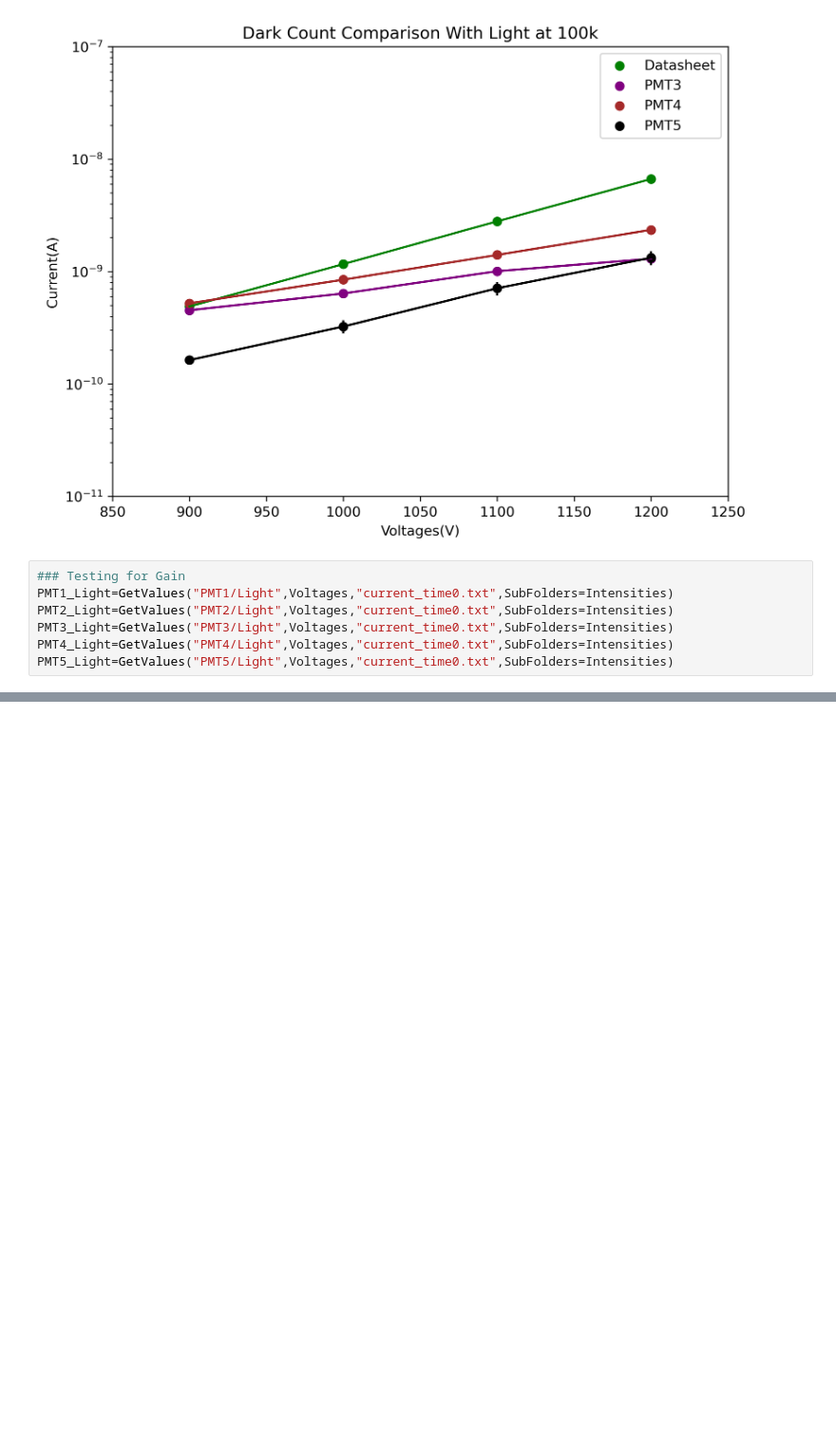
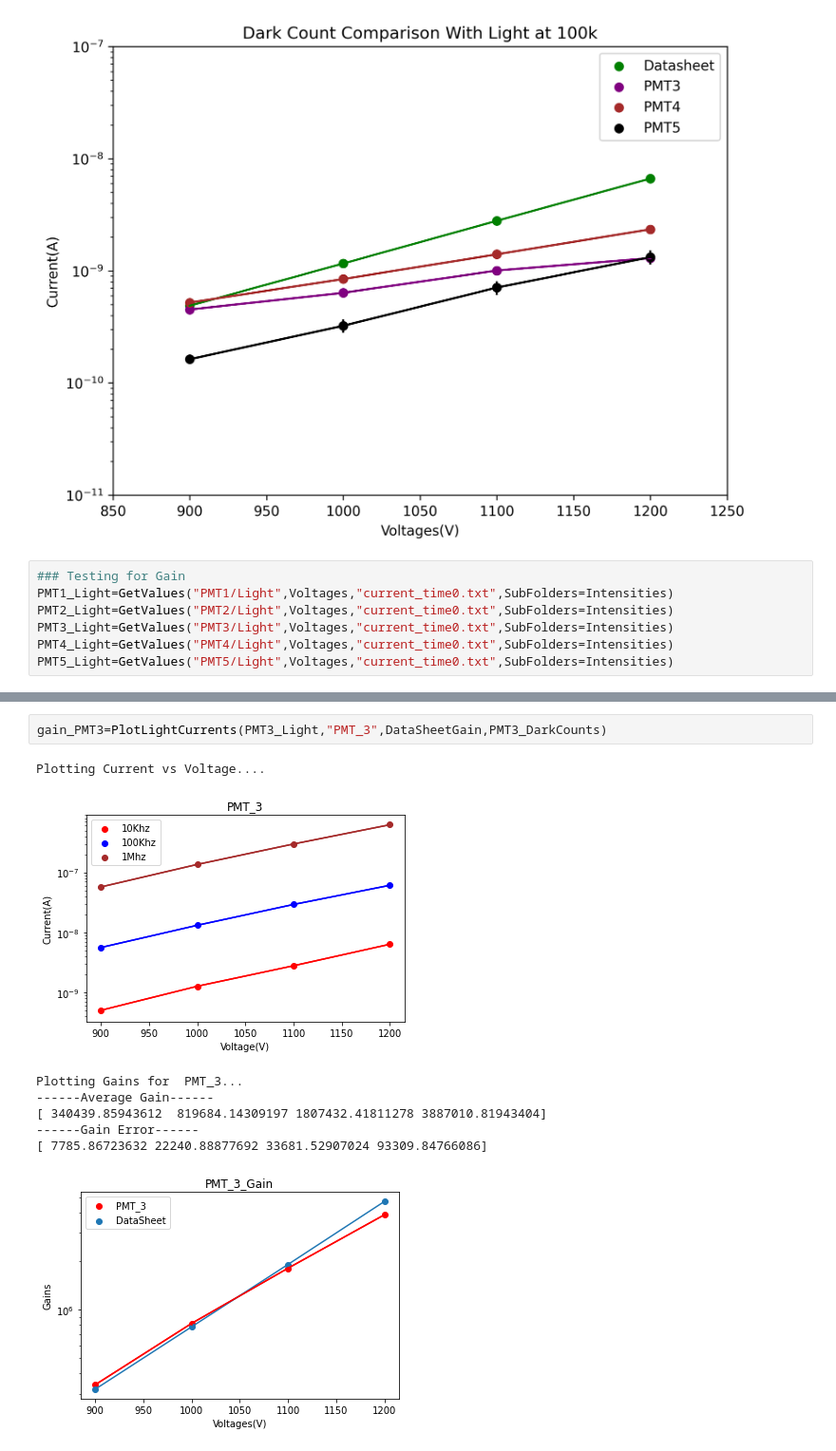
Before and after one commit to ilkerparmaksiz/Analysis, a Jupyter notebook: CRAB/Main/PMT_Characterization/PMT_Gain.ipynb, the cells around one changed output, grey strips where cells are left out. Shown at 95% size. Drawn from its saved outputs; the diff is of its cells as text; blank space fills up the shorter version.

```diff
--- a/CRAB/Main/PMT_Characterization/PMT_Gain.ipynb
+++ b/CRAB/Main/PMT_Characterization/PMT_Gain.ipynb
@@ -354,0 +403,11 @@ NameError: name 'DarkCurrentPMt1' is not defined
+# %%
+gain_PMT3=PlotLightCurrents(PMT3_Light,"PMT_3",DataSheetGain,PMT3_DarkCounts)
+# %% [output]
+Plotting Current vs Voltage....
+[figure, added]
+Plotting Gains for  PMT_3...
+------Average Gain------
+[ 340439.85943612  819684.14309197 1807432.41811278 3887010.81943404]
+------Gain Error------
+[ 7785.86723632 22240.88877692 33681.52907024 93309.84766086]
+[figure, added]
```
Also changed, not shown: parts of 15 cells of this notebook.
